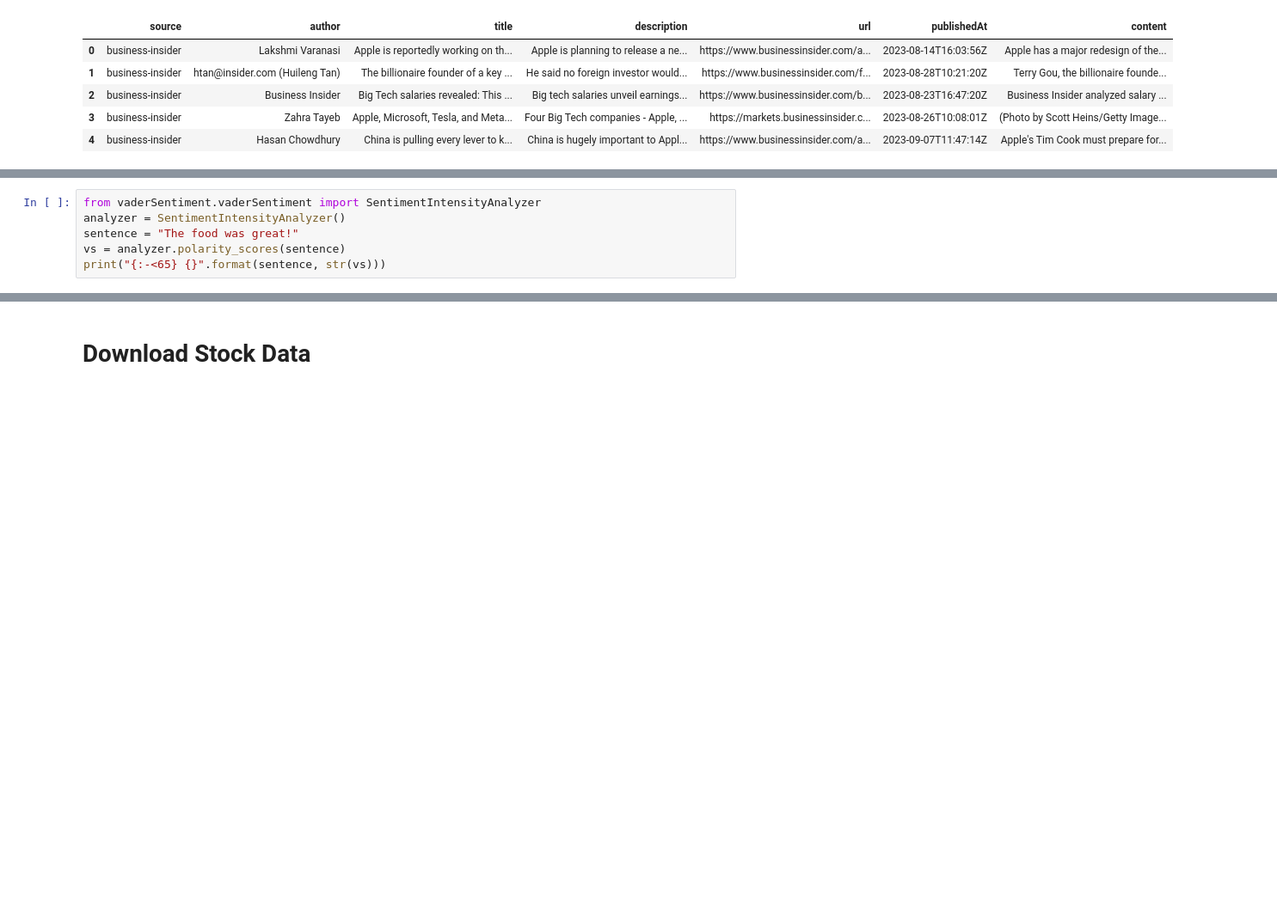
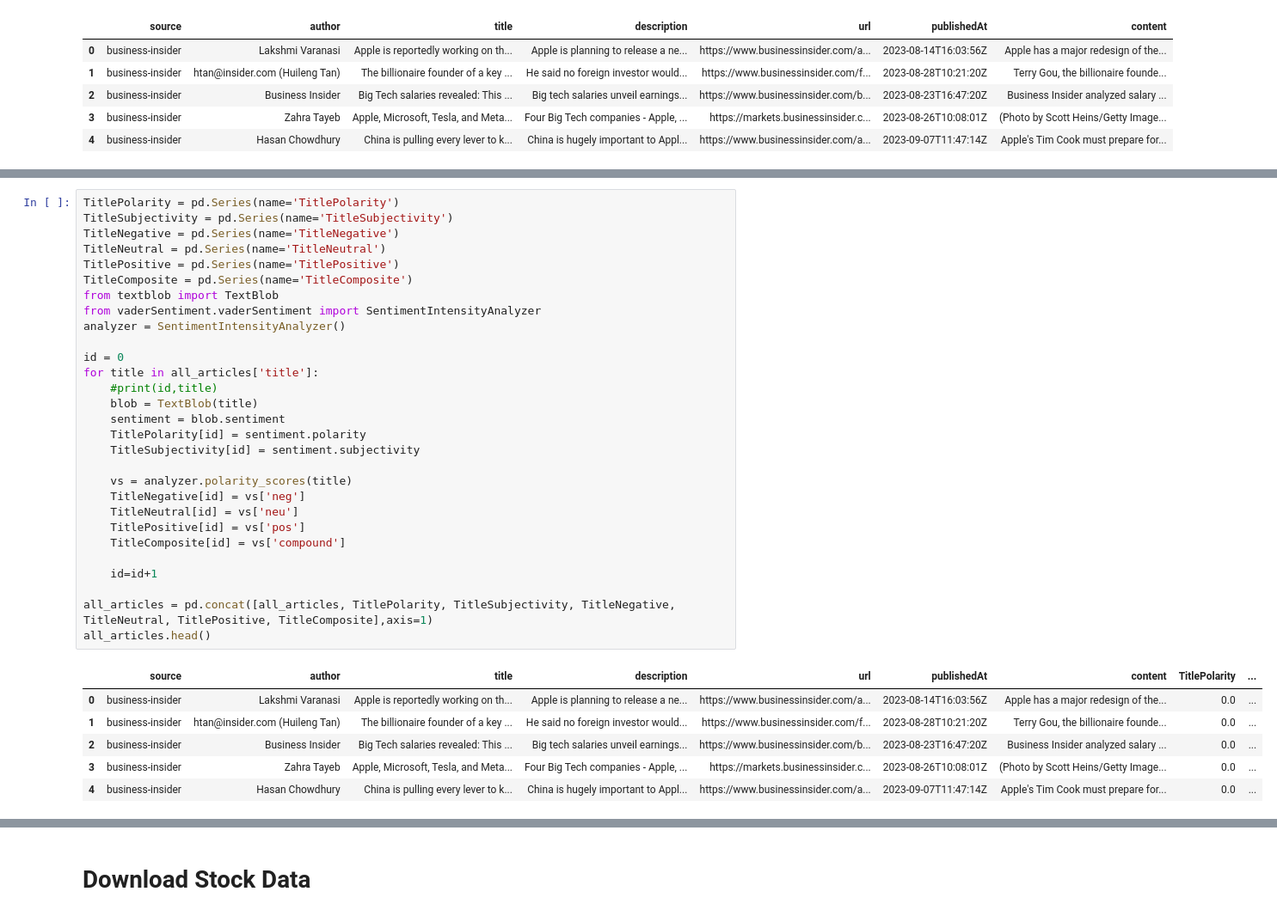
Before and after one commit to gossdante/news_sentiment, a Jupyter notebook: sentiment.ipynb, the cells around one changed output, grey strips where cells are left out. Shown at 86% size. Drawn from its saved outputs; the diff is of its cells as text; blank space fills up the shorter version.

Commit message:
added loop for sentiment analysis

```diff
--- a/sentiment.ipynb
+++ b/sentiment.ipynb
@@ -150,6 +150,36 @@ Sentiment(polarity=-0.1, subjectivity=0.6)
-# %%
-from vaderSentiment.vaderSentiment import SentimentIntensityAnalyzer
-analyzer = SentimentIntensityAnalyzer()
-sentence = "The food was great!"
-vs = analyzer.polarity_scores(sentence)
-print("{:-<65} {}".format(sentence, str(vs)))
+# %%
+TitlePolarity = pd.Series(name='TitlePolarity')
+TitleSubjectivity = pd.Series(name='TitleSubjectivity')
+TitleNegative = pd.Series(name='TitleNegative')
+TitleNeutral = pd.Series(name='TitleNeutral')
+TitlePositive = pd.Series(name='TitlePositive')
+TitleComposite = pd.Series(name='TitleComposite')
+from textblob import TextBlob
+from vaderSentiment.vaderSentiment import SentimentIntensityAnalyzer
+analyzer = SentimentIntensityAnalyzer()
+
+id = 0
+for title in all_articles['title']:
+    #print(id,title)
+    blob = TextBlob(title)
+    sentiment = blob.sentiment
+    TitlePolarity[id] = sentiment.polarity
+    TitleSubjectivity[id] = sentiment.subjectivity
+
+    vs = analyzer.polarity_scores(title)
+    TitleNegative[id] = vs['neg']
+    TitleNeutral[id] = vs['neu']
+    TitlePositive[id] = vs['pos']
+    TitleComposite[id] = vs['compound']
+
+    id=id+1
+
+all_articles = pd.concat([all_articles, TitlePolarity, TitleSubjectivity, TitleNegative, TitleNeutral, TitlePositive, TitleComposite],axis=1)
+all_articles.head()
+# %% [output]
+|  | source | author | title | description | url | publishedAt | content | TitlePolarity | ... |
+| 0 | business-insider | Lakshmi Varanasi | Apple is reportedly working on th... | Apple is planning to release a ne... | https://www.businessinsider.com/a... | 2023-08-14T16:03:56Z | Apple has a major redesign of the... | 0.0 | ... |
+| 1 | business-insider | htan@insider.com (Huileng Tan) | The billionaire founder of a key ... | He said no foreign investor would... | https://www.businessinsider.com/f... | 2023-08-28T10:21:20Z | Terry Gou, the billionaire founde... | 0.0 | ... |
+| 2 | business-insider | Business Insider | Big Tech salaries revealed: This ... | Big tech salaries unveil earnings... | https://www.businessinsider.com/b... | 2023-08-23T16:47:20Z | Business Insider analyzed salary ... | 0.0 | ... |
+| 3 | business-insider | Zahra Tayeb | Apple, Microsoft, Tesla, and Meta... | Four Big Tech companies - Apple, ... | https://markets.businessinsider.c... | 2023-08-26T10:08:01Z | (Photo by Scott Heins/Getty Image... | 0.0 | ... |
+| 4 | business-insider | Hasan Chowdhury | China is pulling every lever to k... | China is hugely important to Appl... | https://www.businessinsider.com/a... | 2023-09-07T11:47:14Z | Apple's Tim Cook must prepare for... | 0.0 | ... |
```
Also changed, not shown: parts of 3 cells of this notebook.
